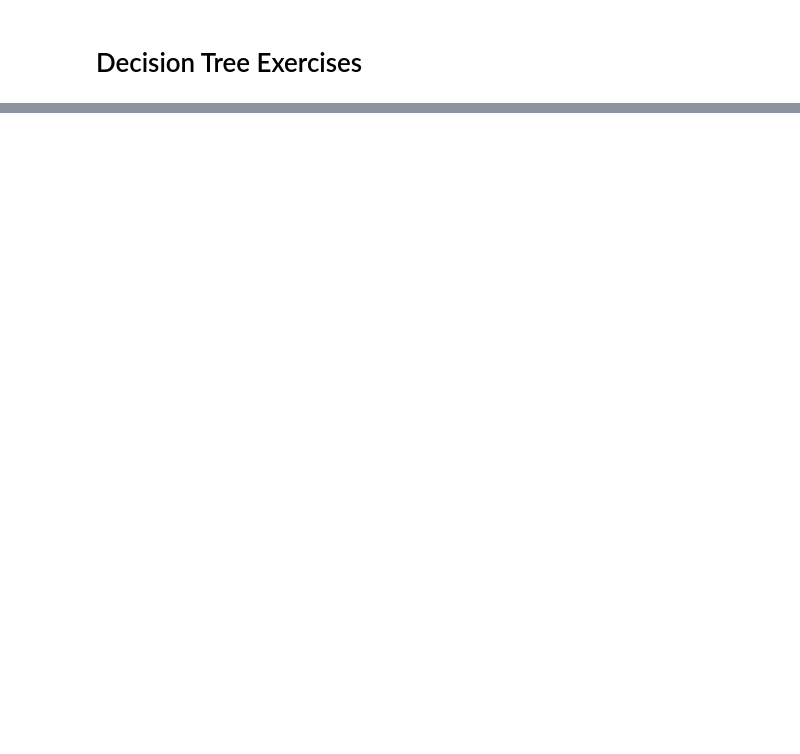
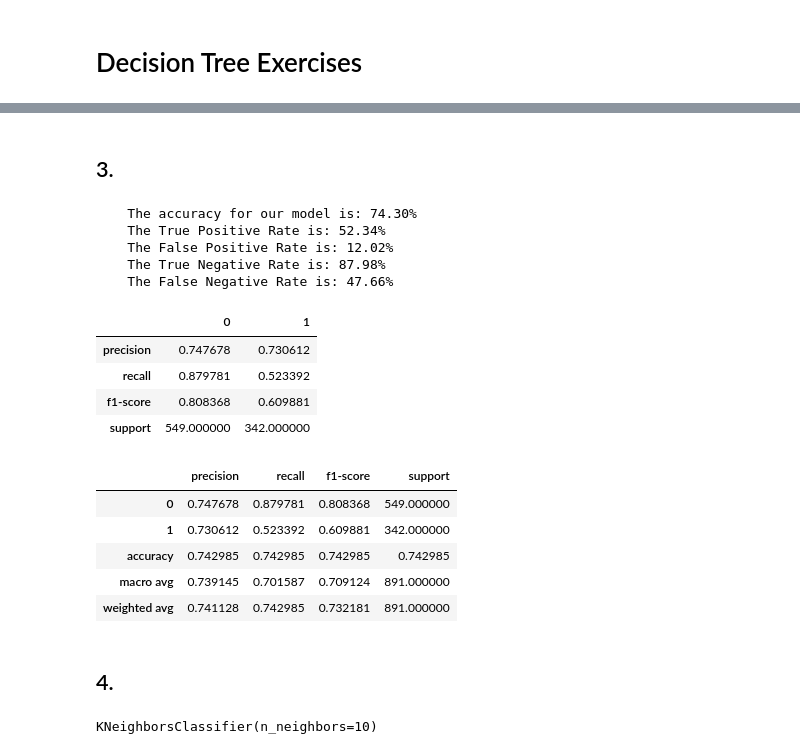
Before and after one commit to joann-balraj/classification-exercises, a Jupyter notebook: Model.ipynb, the cells around one changed output, grey strips where cells are left out. Drawn from its saved outputs; the diff is of its cells as text; code cells hidden in the pictures; blank space fills up the shorter version.

```diff
--- a/Model.ipynb
+++ b/Model.ipynb
@@ -620,0 +433,2 @@ df
+# %%
+knn = KNeighborsClassifier(n_neighbors=5, weights='uniform')
@@ -620,0 +464,48 @@ df
+# %% [markdown]
+## 3.
+# %%
+#create a function to calculate the metrics
+def get_metrics_knn(knn, X, y):
+    y_pred = knn.predict(X)
+    accuracy = knn.score(X, y)
+    conf = confusion_matrix(y, y_pred)
+    class_report = pd.DataFrame(classification_report(y, y_pred, output_dict=True)).T
+    tpr = conf[1][1] / conf[1].sum()
+    fpr = conf[0][1] / conf[0].sum()
+    tnr = conf[0][0] / conf[0].sum()
+    fnr = conf[1][0] / conf[1].sum()
+    prfs = pd.DataFrame(precision_recall_fscore_support(y, y_pred), index=['precision', 'recall', 'f1-score', 'support'])
+
+    print(f'''
+    The accuracy for our model is: {accuracy:.2%}
+    The True Positive Rate is: {tpr:.2%}
+    The False Positive Rate is: {fpr:.2%}
+    The True Negative Rate is: {tnr:.2%}
+    The False Negative Rate is: {fnr:.2%}
+
+
+
+    ''')
+    return prfs, class_report
+# %%
+a, b = get_metrics_knn(knn, X_train, y_train)
+display(a, b)
+# %% [output]
+    The accuracy for our model is: 74.30%
+    The True Positive Rate is: 52.34%
+    The False Positive Rate is: 12.02%
+    The True Negative Rate is: 87.98%
+    The False Negative Rate is: 47.66%
+|  | 0 | 1 |
+| precision | 0.747678 | 0.730612 |
+| recall | 0.879781 | 0.523392 |
+| f1-score | 0.808368 | 0.609881 |
+| support | 549.000000 | 342.000000 |
+|  | precision | recall | f1-score | support |
+| 0 | 0.747678 | 0.879781 | 0.808368 | 549.000000 |
+| 1 | 0.730612 | 0.523392 | 0.609881 | 342.000000 |
+| accuracy | 0.742985 | 0.742985 | 0.742985 | 0.742985 |
+| macro avg | 0.739145 | 0.701587 | 0.709124 | 891.000000 |
+| weighted avg | 0.741128 | 0.742985 | 0.732181 | 891.000000 |
+# %% [markdown]
+## 4.
@@ -620,0 +516,5 @@ df
+# %%
+# fit the model
+knn10.fit(X_train, y_train)
+# %% [output]
+KNeighborsClassifier(n_neighbors=10)
```
Also changed, not shown: parts of 90 cells of this notebook, 3 other files.
